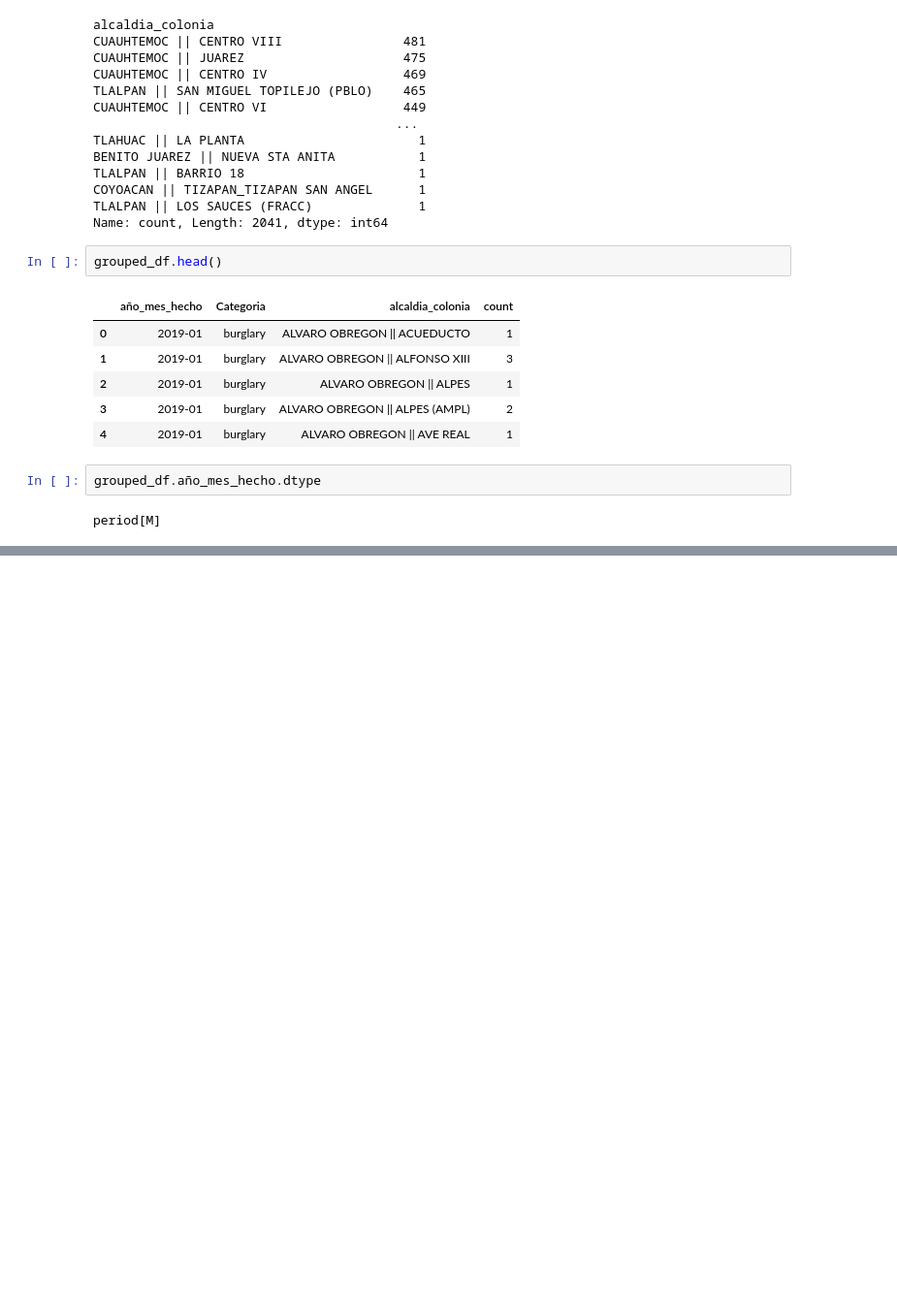
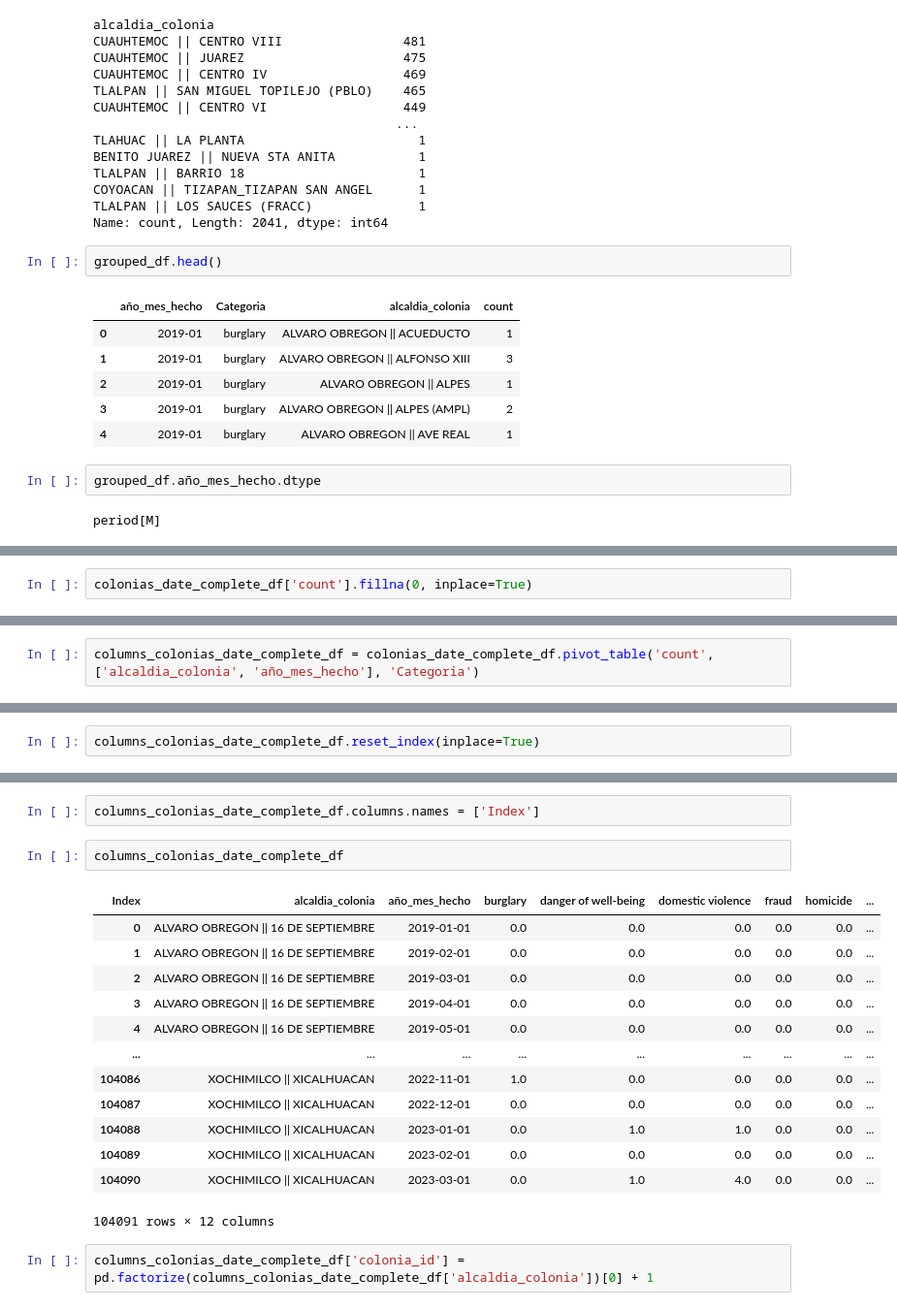
Before and after one commit to AngelEscobedo1712/Safety-Map, a Jupyter notebook: data_preprocessing/pieter_preprocessing.ipynb, the cells around one changed output, grey strips where cells are left out. Shown at 97% size. Cells and saved outputs as stored; diff of their text form; blank space fills up the shorter version.

```diff
--- a/data_preprocessing/pieter_preprocessing.ipynb
+++ b/data_preprocessing/pieter_preprocessing.ipynb
@@ -131,0 +195,2 @@ complete_df['idCarpeta'].fillna(0, inplace=True)
+# %%
+colonias_date_complete_df['count'].fillna(0, inplace=True)
@@ -131,0 +213,2 @@ complete_df['idCarpeta'].fillna(0, inplace=True)
+# %%
+columns_colonias_date_complete_df = colonias_date_complete_df.pivot_table('count', ['alcaldia_colonia', 'año_mes_hecho'], 'Categoria')
@@ -131,0 +232,2 @@ complete_df['idCarpeta'].fillna(0, inplace=True)
+# %%
+columns_colonias_date_complete_df.reset_index(inplace=True)
@@ -131,0 +250,20 @@ complete_df['idCarpeta'].fillna(0, inplace=True)
+# %%
+columns_colonias_date_complete_df.columns.names = ['Index']
+# %%
+columns_colonias_date_complete_df
+# %% [output]
+| Index | alcaldia_colonia | año_mes_hecho | burglary | danger of well-being | domestic violence | fraud | homicide | ... |
+| 0 | ALVARO OBREGON || 16 DE SEPTIEMBRE | 2019-01-01 | 0.0 | 0.0 | 0.0 | 0.0 | 0.0 | ... |
+| 1 | ALVARO OBREGON || 16 DE SEPTIEMBRE | 2019-02-01 | 0.0 | 0.0 | 0.0 | 0.0 | 0.0 | ... |
+| 2 | ALVARO OBREGON || 16 DE SEPTIEMBRE | 2019-03-01 | 0.0 | 0.0 | 0.0 | 0.0 | 0.0 | ... |
+| 3 | ALVARO OBREGON || 16 DE SEPTIEMBRE | 2019-04-01 | 0.0 | 0.0 | 0.0 | 0.0 | 0.0 | ... |
+| 4 | ALVARO OBREGON || 16 DE SEPTIEMBRE | 2019-05-01 | 0.0 | 0.0 | 0.0 | 0.0 | 0.0 | ... |
+| ... | ... | ... | ... | ... | ... | ... | ... | ... |
+| 104086 | XOCHIMILCO || XICALHUACAN | 2022-11-01 | 1.0 | 0.0 | 0.0 | 0.0 | 0.0 | ... |
+| 104087 | XOCHIMILCO || XICALHUACAN | 2022-12-01 | 0.0 | 0.0 | 0.0 | 0.0 | 0.0 | ... |
+| 104088 | XOCHIMILCO || XICALHUACAN | 2023-01-01 | 0.0 | 1.0 | 1.0 | 0.0 | 0.0 | ... |
+| 104089 | XOCHIMILCO || XICALHUACAN | 2023-02-01 | 0.0 | 0.0 | 0.0 | 0.0 | 0.0 | ... |
+| 104090 | XOCHIMILCO || XICALHUACAN | 2023-03-01 | 0.0 | 1.0 | 4.0 | 0.0 | 0.0 | ... |
+104091 rows × 12 columns
+# %%
+columns_colonias_date_complete_df['colonia_id'] = pd.factorize(columns_colonias_date_complete_df['alcaldia_colonia'])[0] + 1
```
Also changed, not shown: parts of 22 cells of this notebook.
